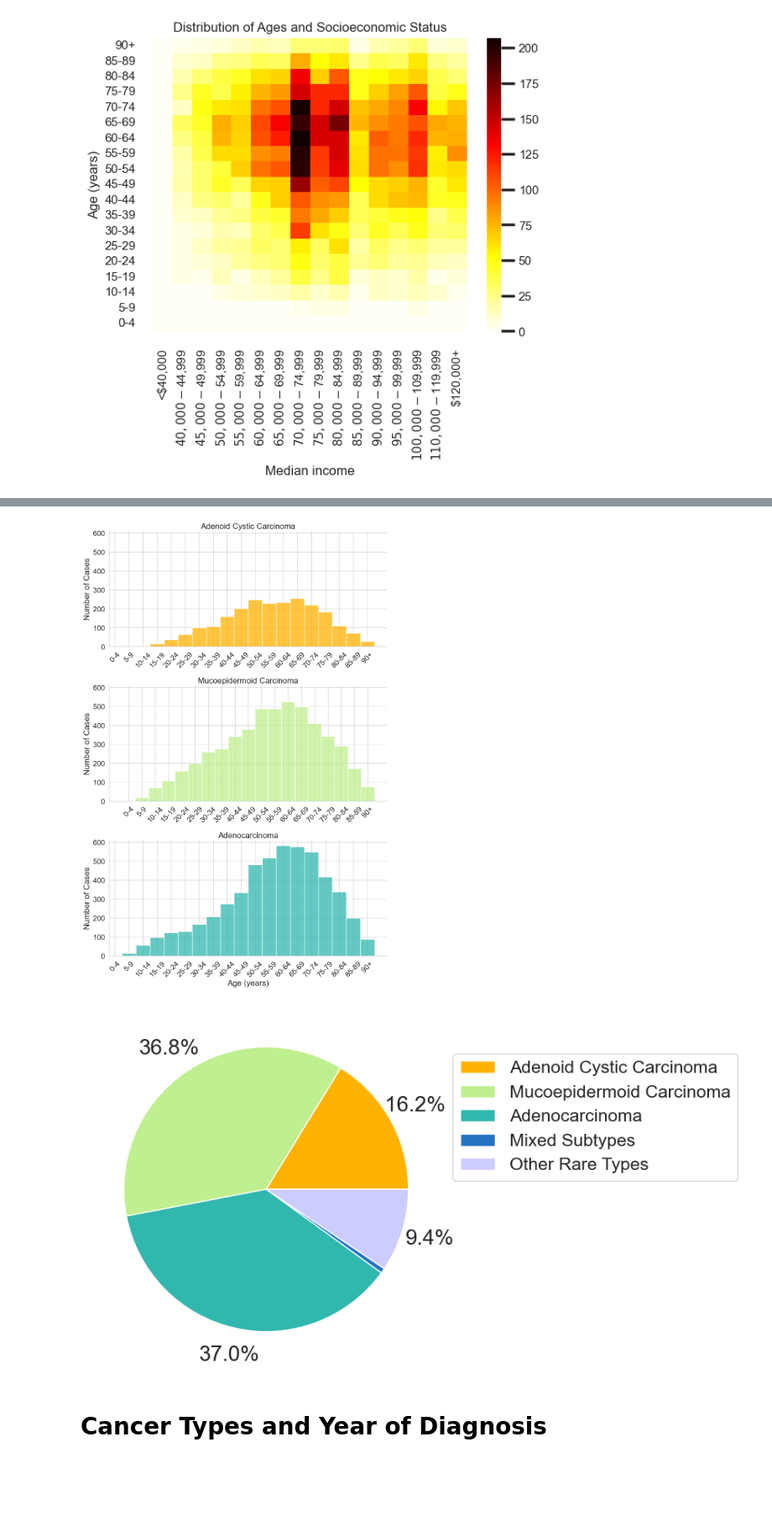
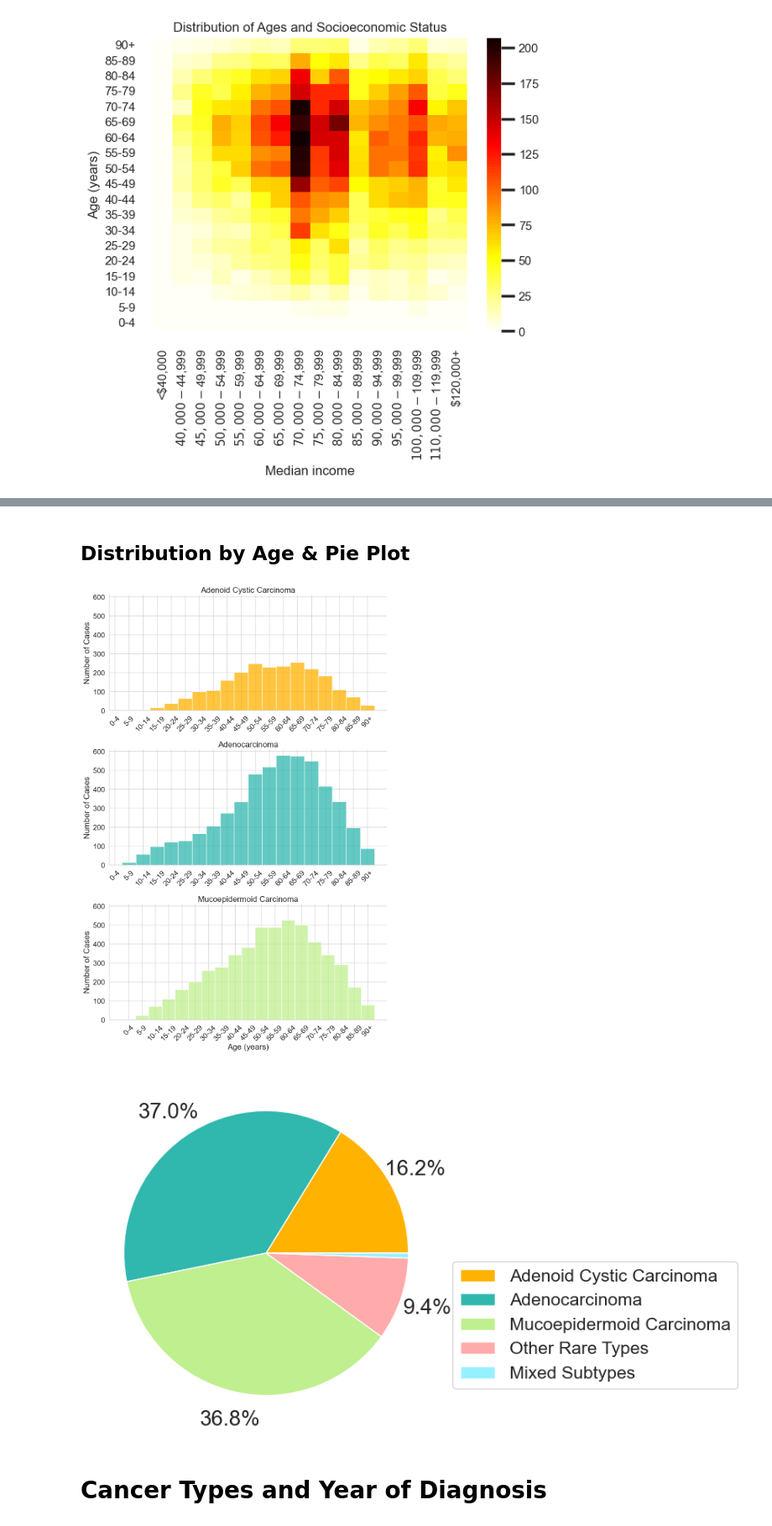
Before and after one commit to obaidkhurram/salivary-tumors, a Jupyter notebook: salivary_tumor_2024.ipynb, the cells around one changed output, grey strips where cells are left out. Shown at 84% size. Saved outputs shown, nothing was run; the diff lists cells and outputs as text; code cells hidden in the pictures; blank space fills up the shorter version.

```diff
--- a/salivary_tumor_2024.ipynb
+++ b/salivary_tumor_2024.ipynb
@@ -547,10 +501,28 @@ plt.yticks(rotation=0)  # Rotate y-axis labels to be horizontal (90º from the d
 # %%
-# Histology order
-histology_order = ['Adenoid Cystic Carcinoma','Mucoepidermoid Carcinoma','Adenocarcinoma','Mixed Subtypes','Other Rare Types']
+# Histology order - Manually Defined and dependent on each dataset
+histology_order = ['Adenoid Cystic Carcinoma','Adenocarcinoma','Mucoepidermoid Carcinoma','Other Rare Types','Mixed Subtypes']
+
+# Categorize Histology column based on pre-ordained order
 filtered_df['Histology'] = pd.Categorical(filtered_df['Histology'],categories=histology_order, ordered=True)
-# For plotting facetgrid
-topCancerTypes = ['Adenoid Cystic Carcinoma','Mucoepidermoid Carcinoma','Adenocarcinoma']
+
+# For plotting FacetGrid determine the top N types
+tumor_type_counts = filtered_df['Histology'].value_counts(normalize=True)
+ordered_counts = tumor_type_counts[histology_order]
+ordered_labels = histology_order # top cancers
+
+# Pick top N cancers for plotting
+N = 3
+topCancerTypes = ordered_labels[0:N]
+print(topCancerTypes)
 filtered_df_forFacetGrid = filtered_df[filtered_df["Histology"].isin(topCancerTypes)]
 
 filtered_df_forFacetGrid['Histology'] = filtered_df_forFacetGrid['Histology'].cat.remove_unused_categories()
+
+# Color Set Up
+colors = ['#FFB200', '#30B7AE', '#BFEF8E','#ffabab','#96f1ff'] # Basic Colors
+
+fullColorDict = dict(zip(histology_order,colors))
+topNColorDict = dict(zip(topCancerTypes,colors[0:N]))
+
+fullColorDict
 # %% [output]
@@ -562,21 +540,12 @@ See the caveats in the documentation: https://pandas.pydata.org/pandas-docs/stab
+# %% [markdown]
+## Distribution by Age & Pie Plot
 # %%
-
-# Make sure these colors match your pie chart colors
-colors = ['#ffb200', '#BFEF8E', '#30b7ae', '#2473c2','#ccccff']  # Adjust colors as needed
-
-# Create a color mapping based on unique histology types
-unique_histologies_1 = filtered_df_forFacetGrid['Histology'].unique()
-color_mapping_1 = dict(zip(unique_histologies_1, colors[0:3]))
-
-unique_histologies_2 = filtered_df['Histology'].unique()
-color_mapping_2 = dict(zip(unique_histologies_2, colors))
-
 # Set the context for better visibility
 sns.set_context("notebook", font_scale=1.5)
 
 # Create a FacetGrid instead of using displot
 g = sns.FacetGrid(filtered_df_forFacetGrid, col="Histology", col_wrap=1, height=5, aspect=2, sharex=False)
-g.map_dataframe(sns.histplot, x=age_bin_colname, binwidth=1, hue='Histology', palette=color_mapping_1, multiple='stack')
+g.map_dataframe(sns.histplot, x=age_bin_colname, binwidth=1, hue='Histology', palette=topNColorDict, multiple='stack')
 
 # Rotate the x-tick labels in each facet
 for ax in g.axes.flat:
@@ -593,36 +562,38 @@ plt.show()
 
 # Calculate tumor site counts
 tumor_type_counts = filtered_df['Histology'].value_counts(normalize=True)
 ordered_counts = tumor_type_counts[histology_order]
 ordered_labels = histology_order
 
 labels = tumor_type_counts.index
 
 # Create pie chart
 plt.figure(figsize=(8, 6))
+# Explicit colors definition:
+colors_for_pie = [fullColorDict[label] for label in ordered_labels if label in fullColorDict]
 # Define a function as an input to autopct:
 def autopct_format(pct):
     return ('%1.1f%%' % pct) if pct >= 1 else ''
 
 # Create the pie chart with specified font sizes
 patches, texts, autotexts = plt.pie(
     ordered_counts, labels=None, autopct=autopct_format,
-    pctdistance=1.2, colors=colors
+    pctdistance=1.2, colors=colors_for_pie
 )
 
 # Adjust the font size for the pie chart
 for text in texts:
     text.set_fontsize(16)
 for autotext in autotexts:
     autotext.set_fontsize(20)
 
 # Add legend
 plt.legend(patches, ordered_labels, loc='best', bbox_to_anchor=(1, 0.5))
 
 plt.show()
 # %% [output]
-[figure, old version]
+[figure, new version]
-[figure, old version]
+[figure, new version]
 # %% [markdown]
 # Cancer Types and Year of Diagnosis
 # %%
```
Also changed, not shown: parts of 16 cells of this notebook.
